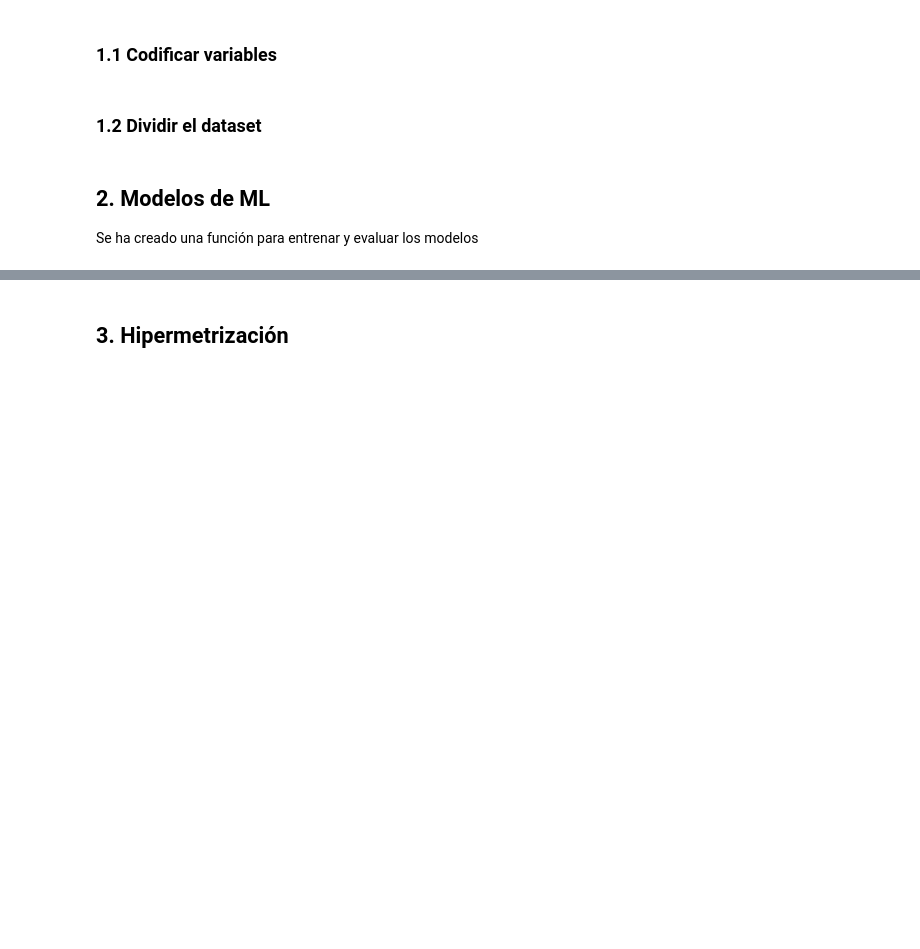
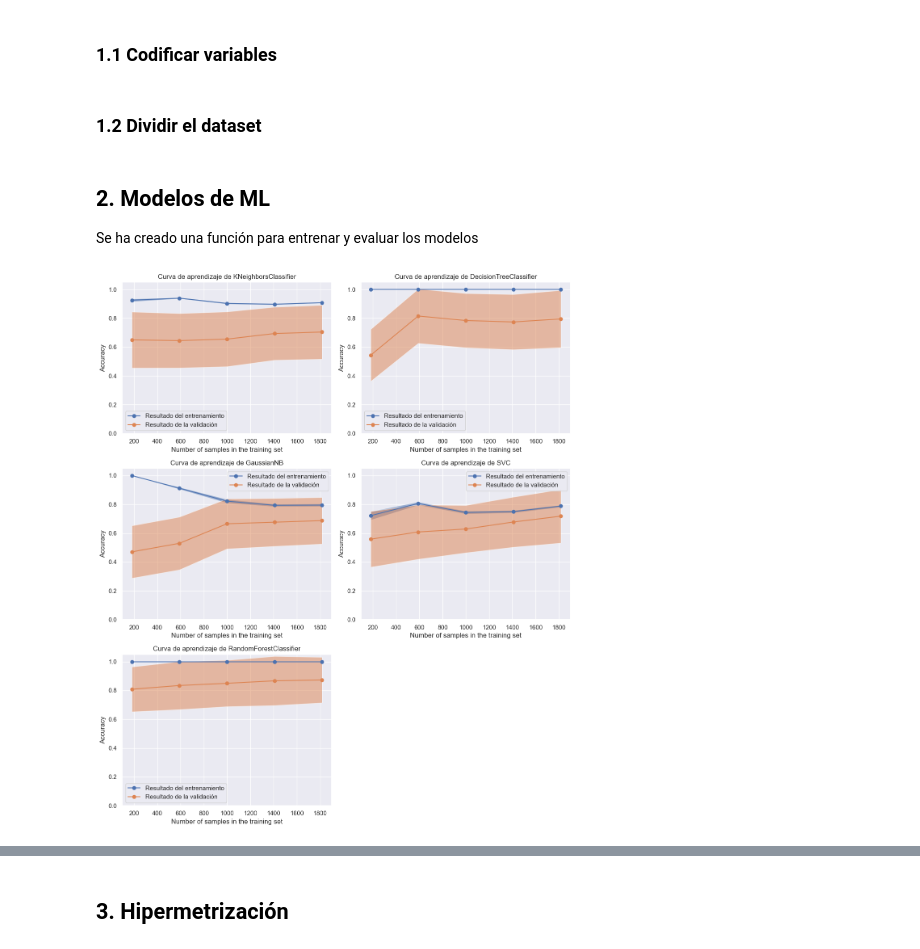
Before and after one commit to nmartinser/Telerehabilitation, a Jupyter notebook: notebooks/ml_gestureLabel.ipynb, the cells around one changed output, grey strips where cells are left out. Drawn from its saved outputs; the diff is of its cells as text; code cells hidden in the pictures; blank space fills up the shorter version.

```diff
--- a/notebooks/ml_gestureLabel.ipynb
+++ b/notebooks/ml_gestureLabel.ipynb
@@ -123,33 +131,35 @@ models = [knn, dtree, nb, svm, rf]
 for modelo in models:
     modelo.fit(train_X, train_y) # entrenamos el modelo
 # %%
-fig, axes = plt.subplots(nrows=3, ncols=2, figsize=(12, 12))
+fig, axes = plt.subplots(nrows=3, ncols=2, figsize=(12, 14))
 
 common_params = {
     "X": train_X,
     "y": train_y,
     "groups": train_X['SubjectID'],
     # "train_sizes": np.linspace(0.1, 1.0, 5),
     "cv": LeaveOneGroupOut(),
     "score_type": "both",
     "n_jobs": 4,
     "line_kw": {"marker": "o"},
     "std_display_style": "fill_between",
     "score_name": "Accuracy",
 }
 for idx, estimator in enumerate(models):
     row = idx // 2
     col = idx % 2
     ax = axes[row, col]
     LearningCurveDisplay.from_estimator(estimator, **common_params, ax=ax)
     handles, label = ax.get_legend_handles_labels()
     ax.legend(handles[:2], ["Resultado del entrenamiento", "Resultado de la validación"])
     ax.set_title(f"Curva de aprendizaje de {estimator.__class__.__name__}")
-    ax.set_ylim(0.5, 1.01)
+    ax.set_ylim(0, 1.05)
 fig.delaxes(axes.flatten()[5])
 
 plt.tight_layout()
 plt.show()
+# %% [output]
+[figure, added]
 # %%
 # entrenamiento + evaluación
 test_models(models, test_X, test_y, test_result, 'Modelos')
```
Also changed, not shown: parts of 12 cells of this notebook.
